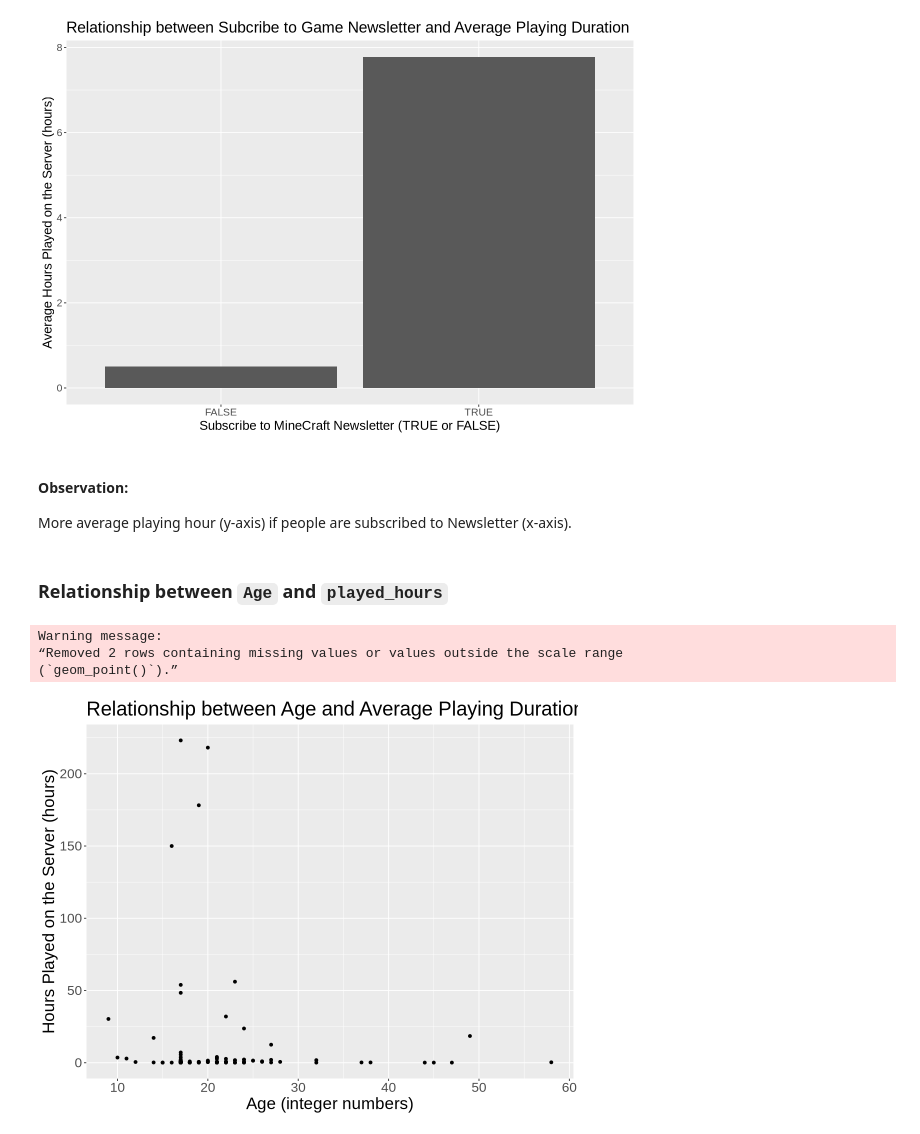
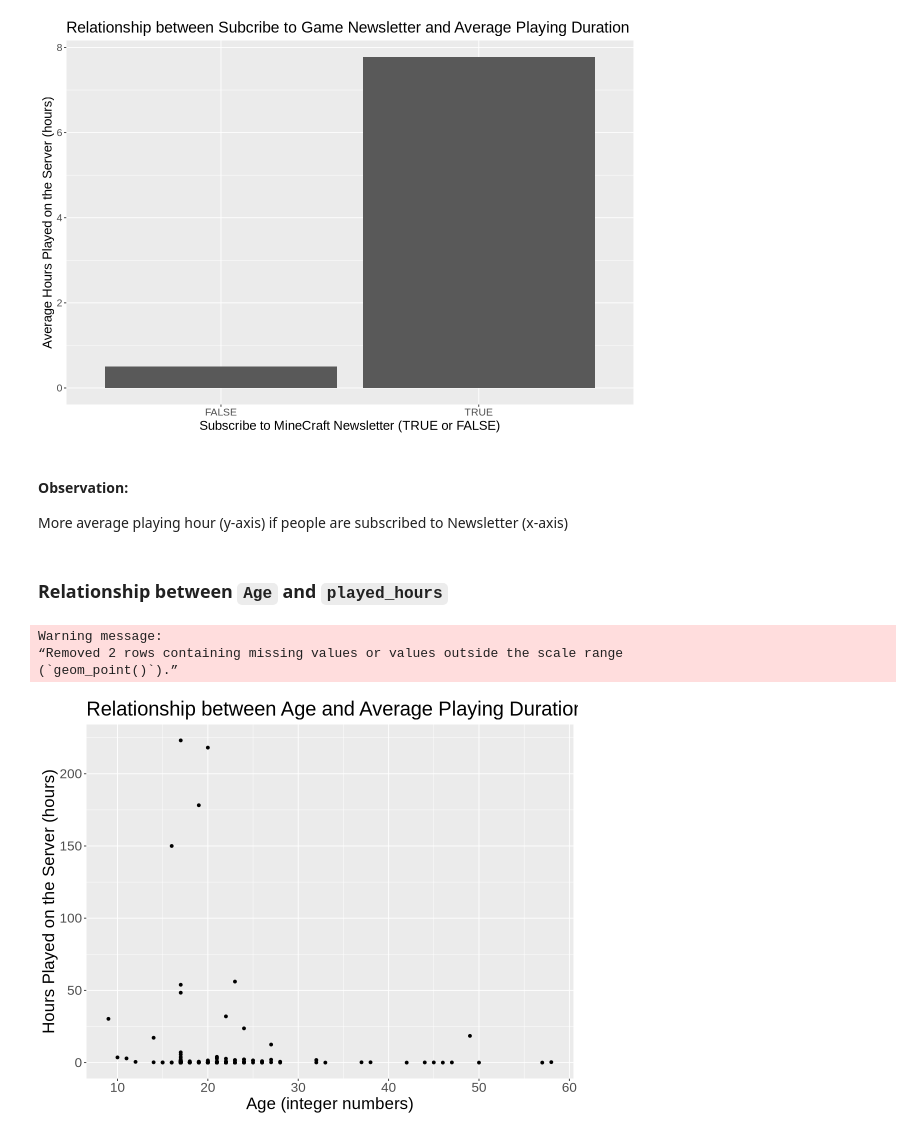
Before and after one commit to Lemiao-Yang/Data_Science_Project, a Jupyter notebook: DSCI_Project.ipynb, the cells around one changed output. Saved outputs shown, nothing was run; the diff lists cells and outputs as text; code cells hidden in the pictures.

```diff
--- a/DSCI_Project.ipynb
+++ b/DSCI_Project.ipynb
@@ -276,25 +276,24 @@ subscribe_vs_played_hours
 [figure]
 # %% [markdown]
 #### Observation:
-More average playing hour (y-axis) if people are subscribed to Newsletter (x-axis).
+More average playing hour (y-axis) if people are subscribed to Newsletter (x-axis)
 # %% [markdown]
 ### Relationship between `Age` and `played_hours`
 # %%
 options(repr.plot.height = 7, repr.plot.width = 9)
 
 age_vs_played_hours <- tidy_player_data |>
-    filter(played_hours > 0.01) |>
     ggplot(aes(x = Age, y = played_hours)) +
     geom_point() +
     labs(x = "Age (integer numbers)",
          y = "Hours Played on the Server (hours)",
          title = "Relationship between Age and Average Playing Duration")+
     theme(text = element_text(size = 20))
 age_vs_played_hours
 # %% [output]
 Warning message:
 “Removed 2 rows containing missing values or values outside the scale range
 (`geom_point()`).”
-[figure, old version]
+[figure, new version]
 # %% [markdown]
 #### Observation:
```
Also changed, not shown: parts of 3 cells of this notebook.
